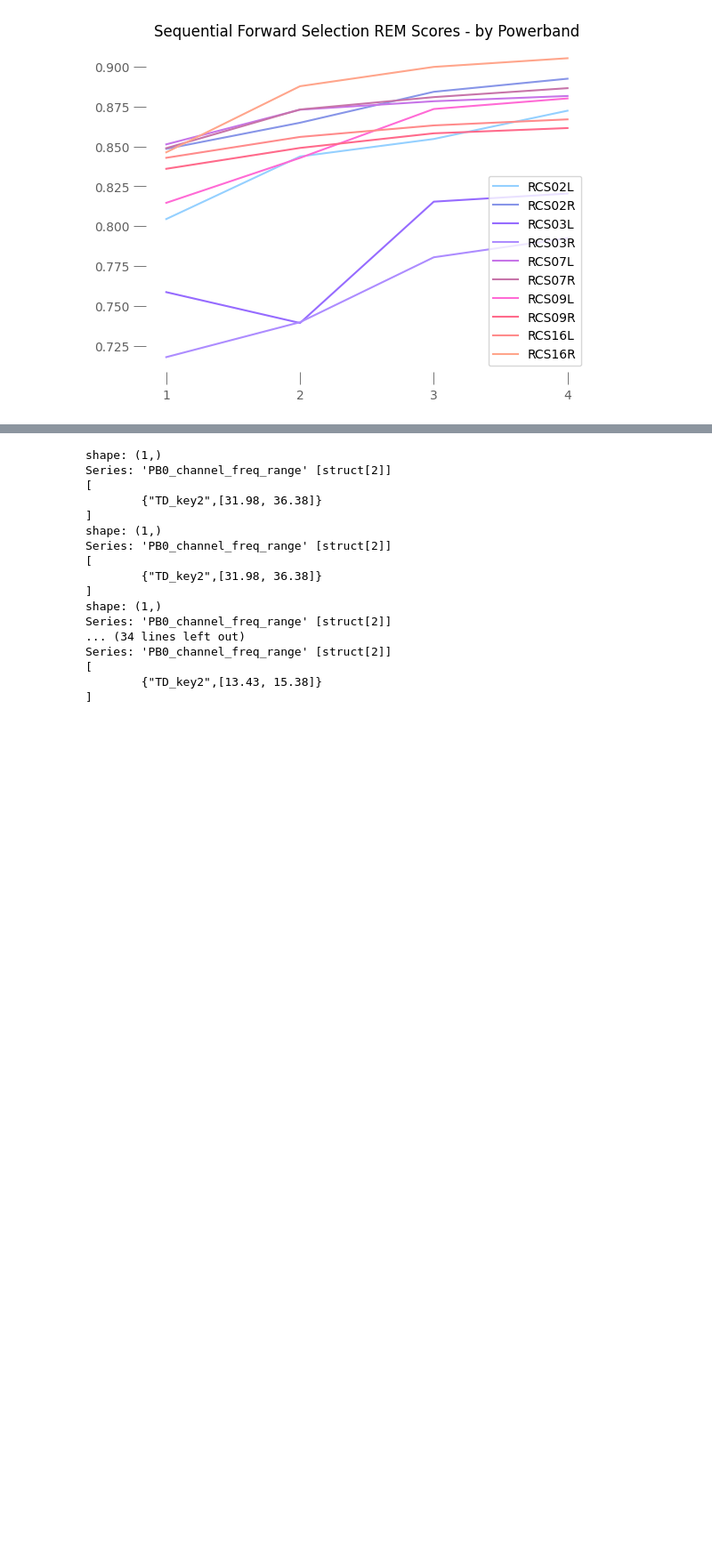
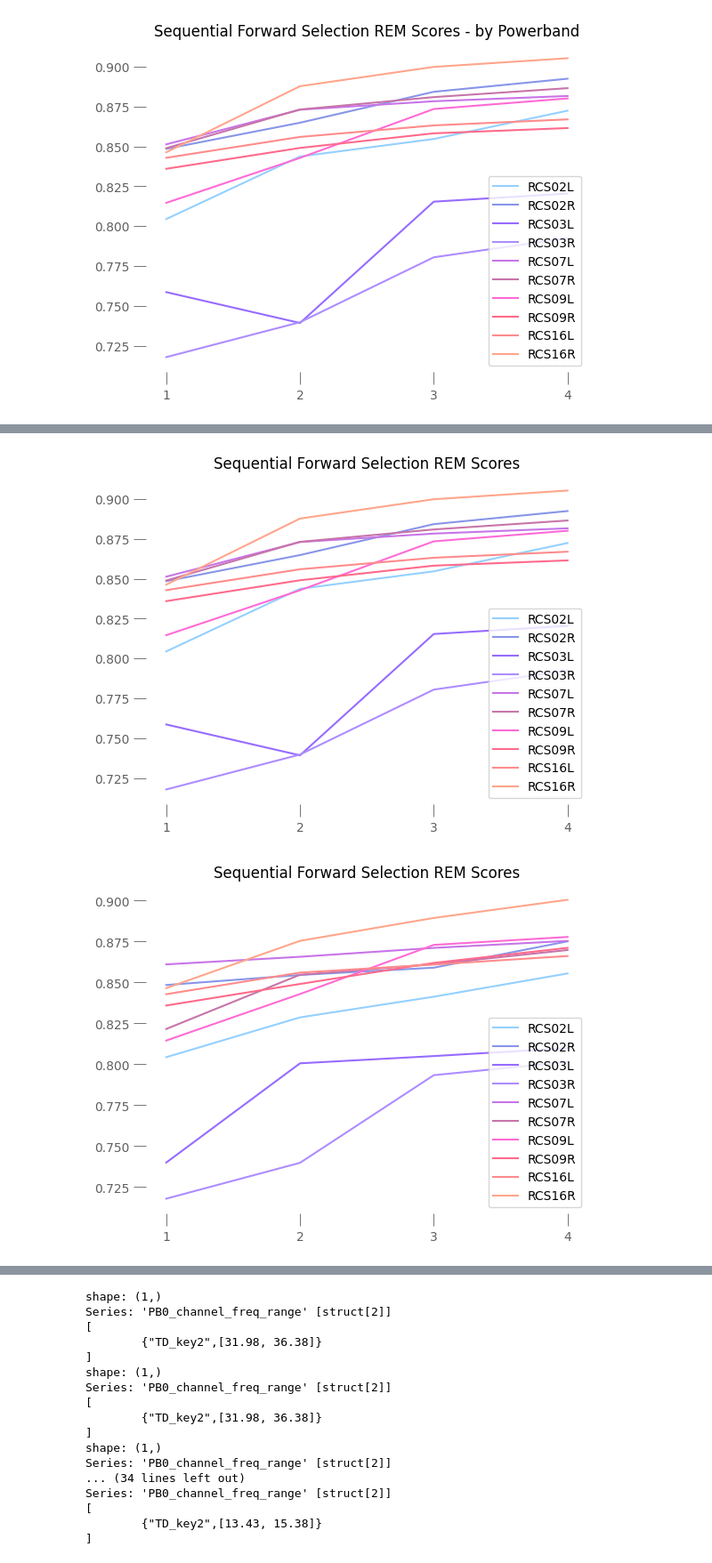
Before and after one commit to claysmyth/LittleStarr, a Jupyter notebook: notebooks/powerband_selection_comparison.ipynb, the cells around one changed output, grey strips where cells are left out. Shown at 89% size. Saved outputs shown, nothing was run; the diff lists cells and outputs as text; code cells hidden in the pictures; blank space fills up the shorter version.

```diff
--- a/notebooks/powerband_selection_comparison.ipynb
+++ b/notebooks/powerband_selection_comparison.ipynb
@@ -329,0 +372,15 @@ plt.show()
+# %%
+for dict_ in [parts_sfs_rem, parts_sfs_cort_rem, parts_sfs_sub_rem]:
+    vapeplot.set_palette('vaporwave')
+    for key, df in dict_.items():
+        scores = df['sfs_scores'].to_numpy().squeeze()
+        print(key)
+        print(df['sfs_features'])
+        sns.lineplot(x=np.arange(1,5), y=scores, label=key)
+    plt.title('Sequential Forward Selection REM Scores')
+    plt.xticks(np.arange(1,5))
+    plt.legend(loc='lower right')
+    plt.show()
+# %% [output]
+[figure, added]
+[figure, added]
```
Also changed, not shown: parts of 10 cells of this notebook, 4 other files.
